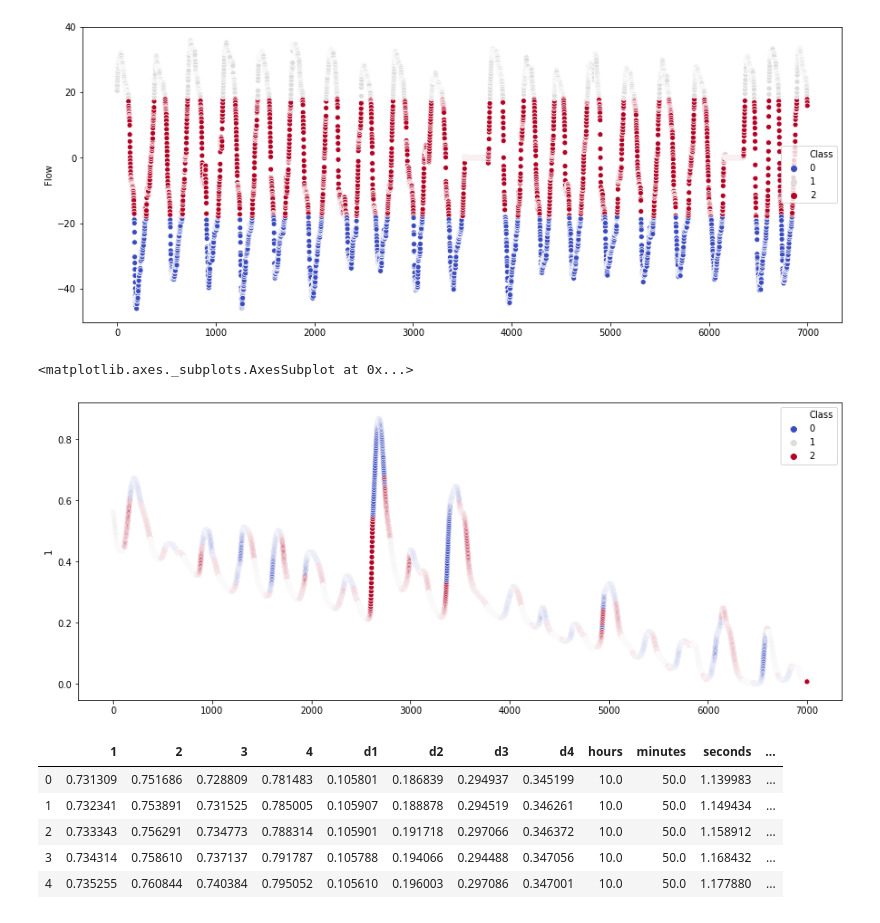
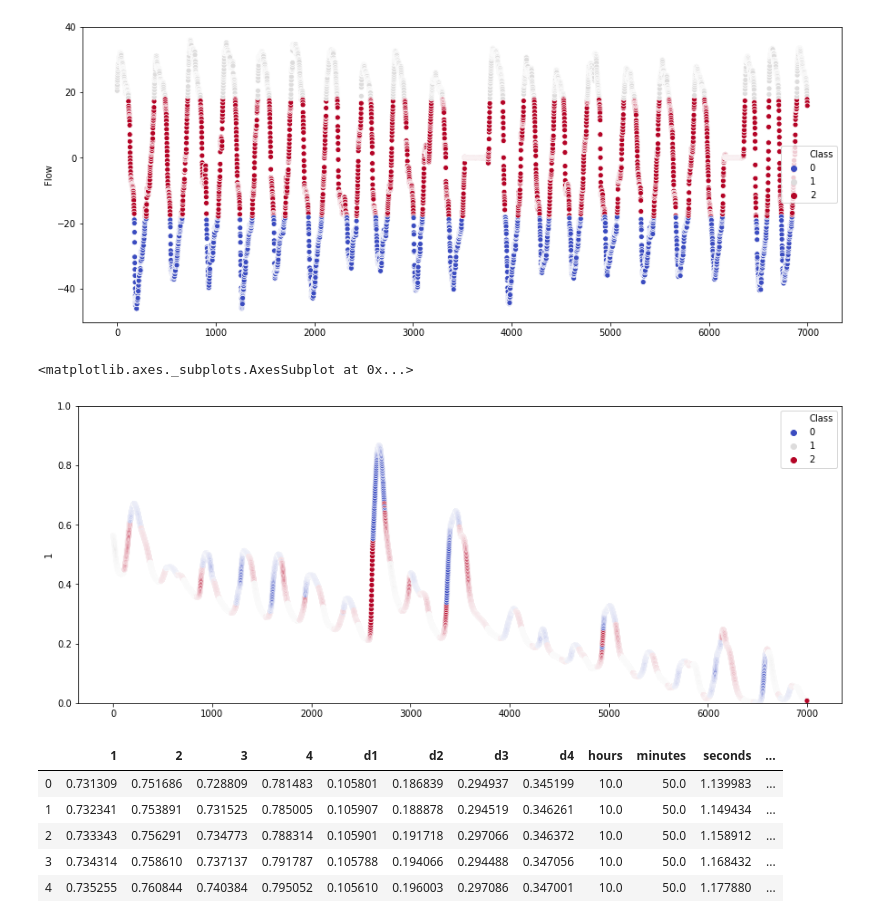
Before and after one commit to msfurr/coral_host, a Jupyter notebook: Jupyter_Notebooks/ModelTraining.ipynb, the cells around one changed output. Cells and saved outputs as stored; diff of their text form; code cells hidden in the pictures.

```diff
--- a/Jupyter_Notebooks/ModelTraining.ipynb
+++ b/Jupyter_Notebooks/ModelTraining.ipynb
@@ -171,10 +176,11 @@ sns.scatterplot(y = flow['Flow'][1000:8000], x = range(0, 7000), hue = df['Class
 [figure]
 # %%
 fig = plt.figure(figsize = (15, 6))
+plt.ylim(0, 1)
 sns.scatterplot(y = df['1'][1000:8000], x = range(0, 7000), hue = df['Class'][1000:8000], palette = 'coolwarm')
 # %% [output]
 <matplotlib.axes._subplots.AxesSubplot at 0x...>
-[figure, old version]
+[figure, new version]
 # %%
 df.head()
 # %% [output]
```
Also changed, not shown: parts of 18 cells of this notebook, 2 other files.
